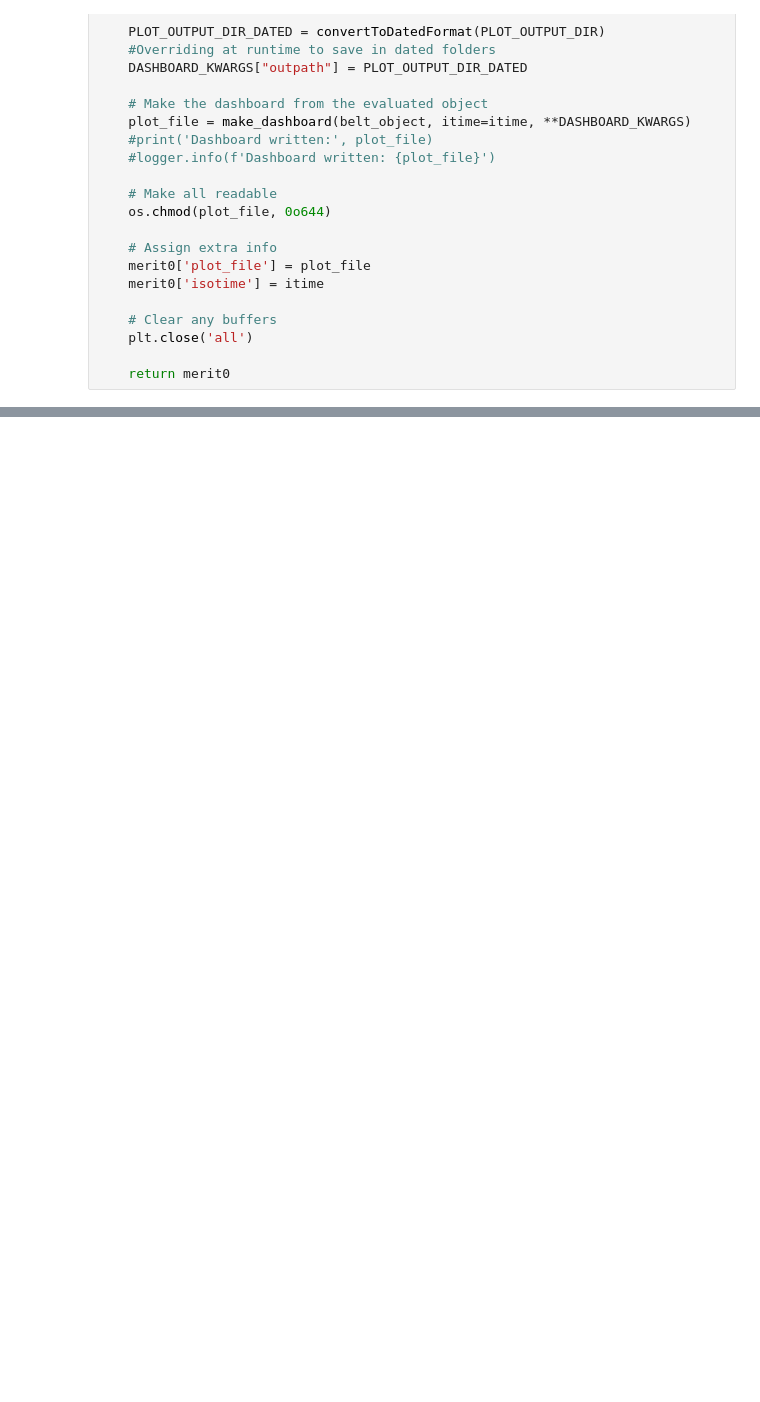
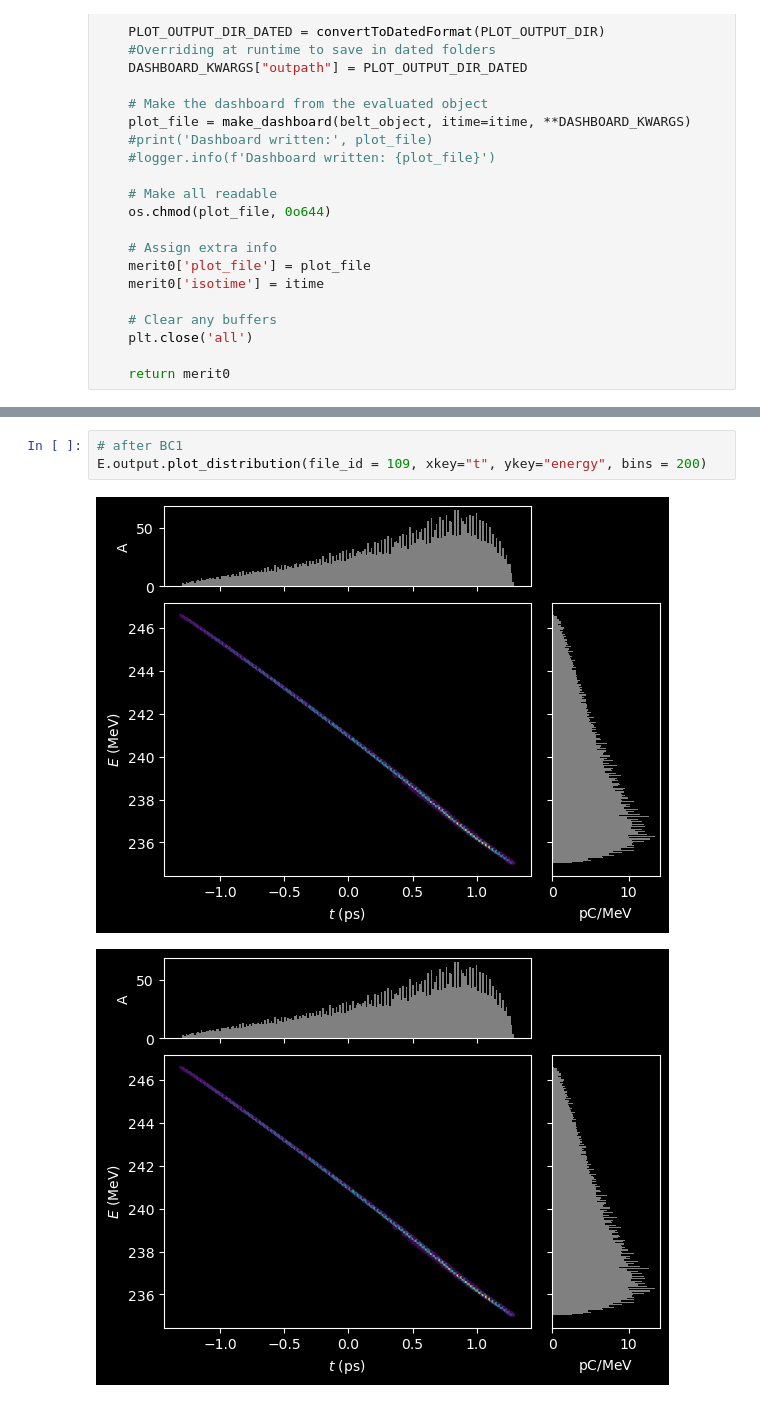
Before and after one commit to slaclab/lume-belt-live, a Jupyter notebook: read_archive.ipynb, the cells around one changed output, grey strips where cells are left out. Cells and saved outputs as stored; diff of their text form; blank space fills up the shorter version.

```diff
--- a/read_archive.ipynb
+++ b/read_archive.ipynb
@@ -314,0 +357,6 @@ KeyError: "Unable to synchronously open object (object 'input' doesn't exist)"
+# %%
+# after BC1
+E.output.plot_distribution(file_id = 109, xkey="t", ykey="energy", bins = 200)
+# %% [output]
+[figure, added]
+[figure, added]
```
Also changed, not shown: parts of 34 cells of this notebook, 19 other files.
